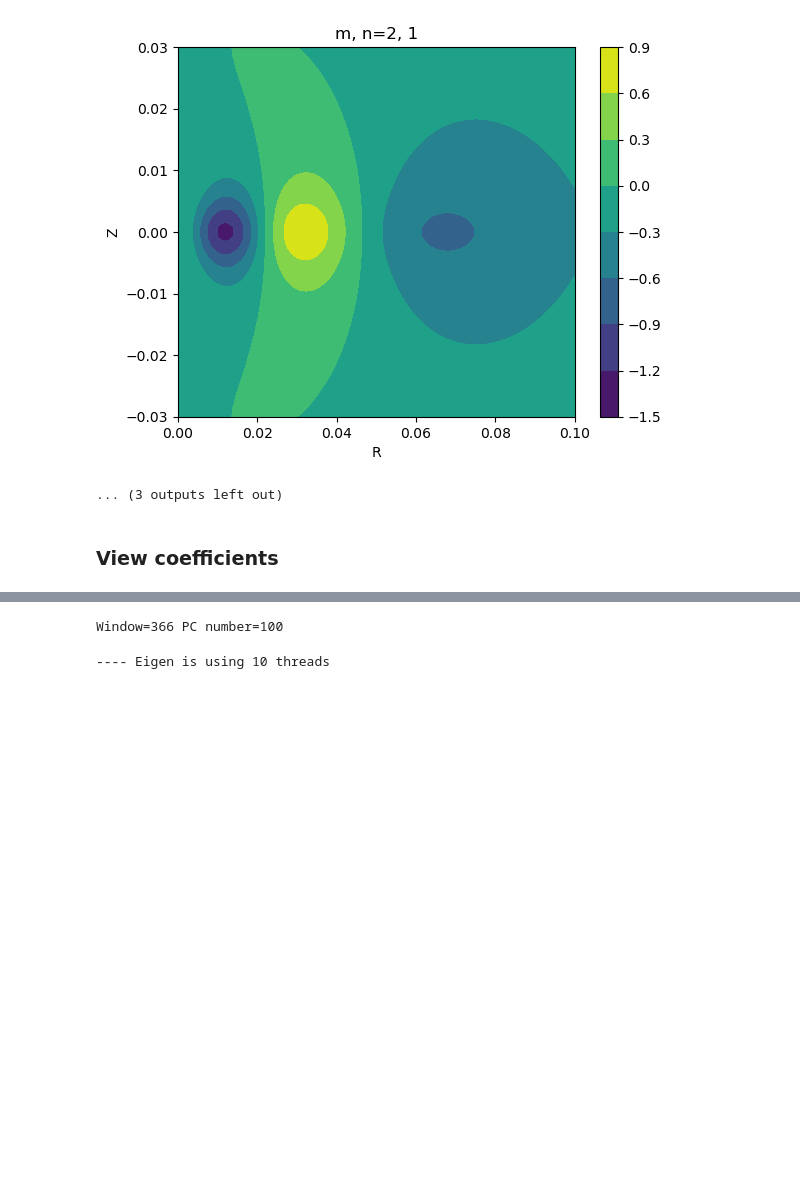
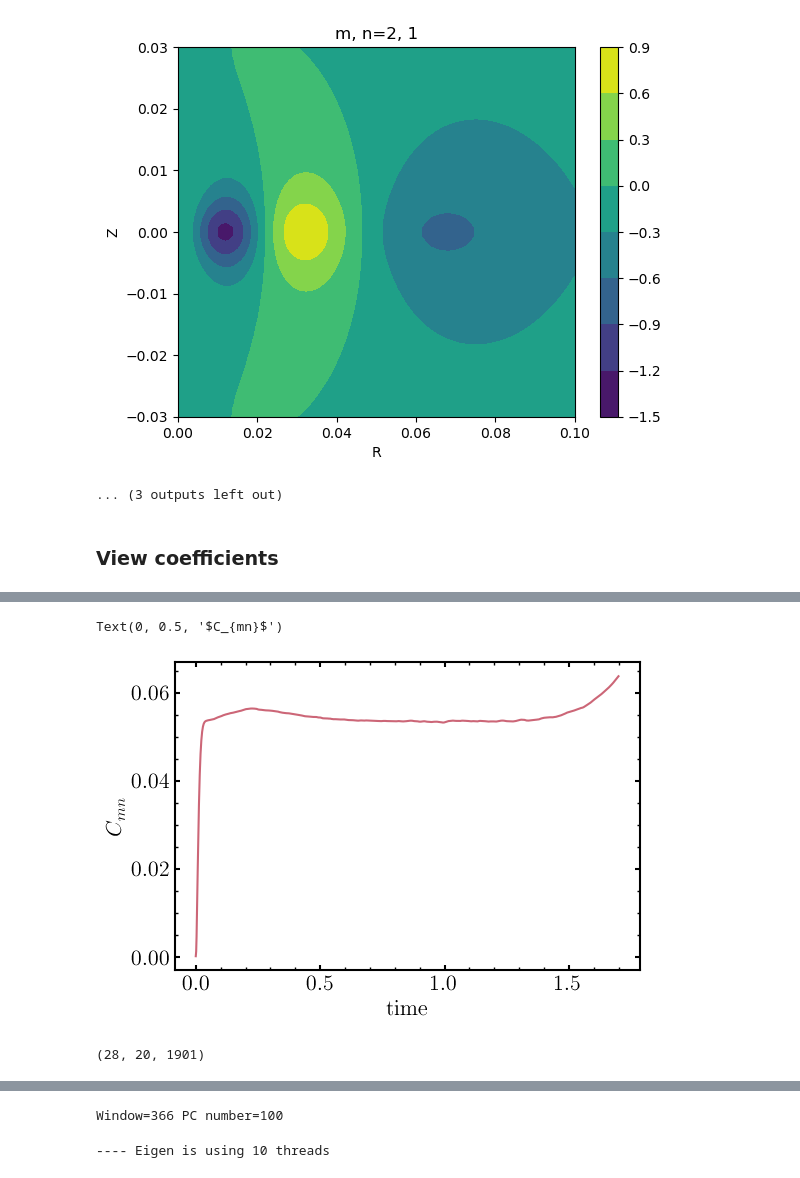
Before and after one commit to sophialilleengen/extreme-mwlmc, a Jupyter notebook: analysis/mw-analysis.ipynb, the cells around one changed output, grey strips where cells are left out. Drawn from its saved outputs; the diff is of its cells as text; code cells hidden in the pictures; blank space fills up the shorter version.

```diff
--- a/analysis/mw-analysis.ipynb
+++ b/analysis/mw-analysis.ipynb
@@ -154,0 +206,18 @@ plt.show()
+# %%
+fig, axs = plt.subplots(1, 1, figsize=(6,4), sharex=True)
+linestyle = ['-', '--', '-.']
+axs.plot(times[mask],
+         np.linalg.norm(np.linalg.norm(data[3:6, :, :], axis=1), axis=0)[mask],
+         label='{} {}'.format(m+3, n), ls='-')
+
+axs.set_xlabel('time')
+axs.set_ylabel(r'$C_{mn}$')
+# %% [output]
+Text(0, 0.5, '$C_{mn}$')
+[figure, added]
+# %%
+m=2
+mwhalo_keylst = mwhalo_coefs.makeKeys([m])
+lmchalo_keylst = lmchalo_coefs.makeKeys([m])
+# %% [output]
+(28, 20, 1901)
```
Also changed, not shown: parts of 10 cells of this notebook, 6 other files.
